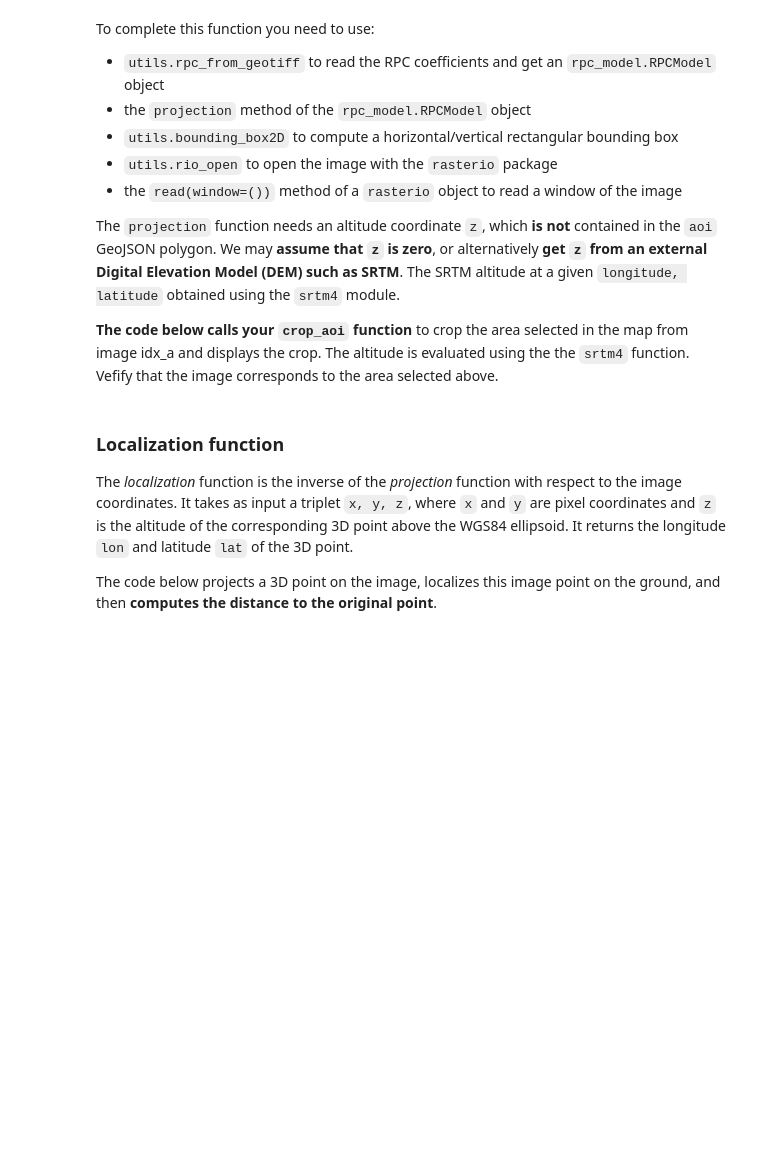
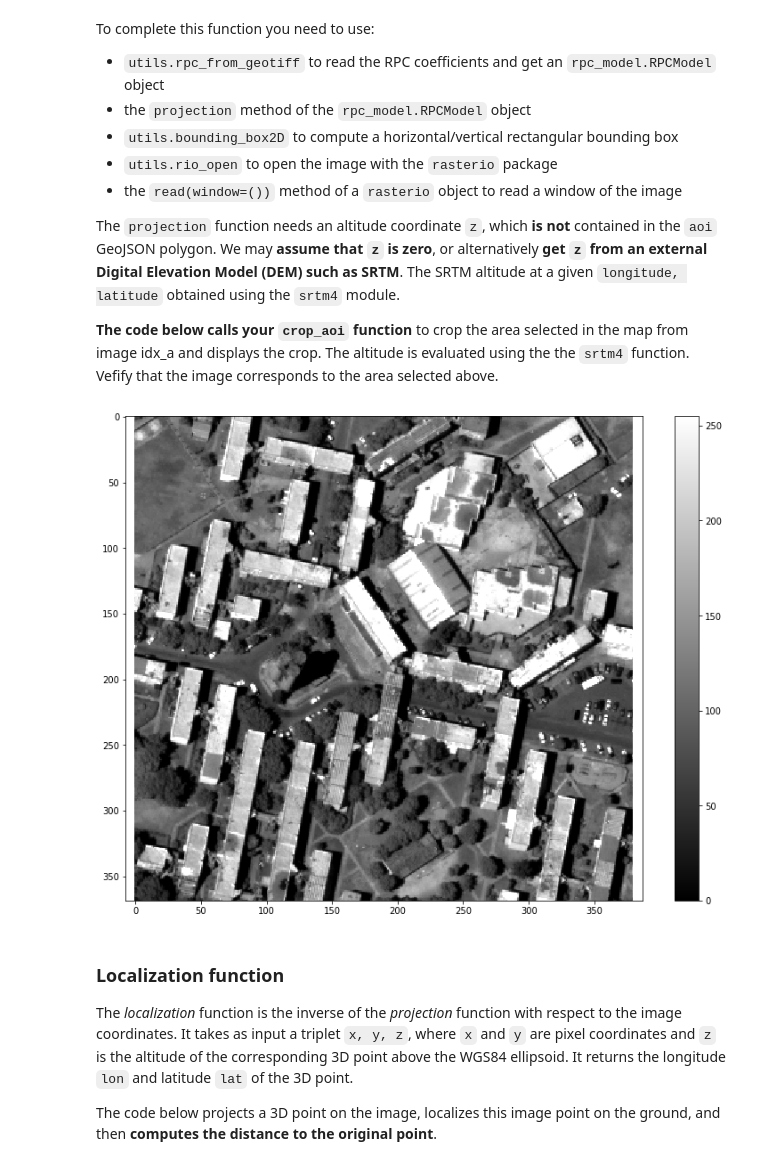
Before and after one commit to centreborelli/sat-bundleadjust, a Jupyter notebook: IS18.ipynb, the cells around one changed output. Cells and saved outputs as stored; diff of their text form; code cells hidden in the pictures; blank space fills up the shorter version.

```diff
--- a/IS18.ipynb
+++ b/IS18.ipynb
@@ -279,34 +304,36 @@ def crop_aoi(geotiff, aoi, z=0):
     # extract the rpc from the geotiff file
     rpc = utils.rpc_from_geotiff(geotiff)
     # put the aoi corners in an array
     Clonlat = np.array(aoi['coordinates'][0])             # 4 coordinates (lon,lat)
 
     # project Clonlat into the image
     # INSERT A LINE FOR COMPUTING THE FOUR x,y IMAGE COORDINATES
     # STARTING FROM THE longitude and latitude in: Clonlat[:,0] Clonlat[:,1]
-    #x, y = rpc.projection(Clonlat[:,0], Clonlat[:,1], z)
+    x, y = rpc.projection(Clonlat[:,0], Clonlat[:,1], z)
 
     # convert the list into array
     pts = np.array([x, y])                          # all coordinates (pixels)
     # compute the bounding box in pixel coordinates
     bbox = utils.bounding_box2D(pts.transpose())
     x0, y0, w, h = np.round(bbox).astype(int)
     # crop the computed bbox from the large GeoTIFF image
     with utils.rio_open(geotiff, 'r') as src:
         crop = src.read(window=((y0, y0 + h), (x0, x0 + w)))
     return crop, x0, y0
 
 
 
 # get the altitude of the center of the AOI
 lon, lat  = aoi_buenos_aires['center']
 z = srtm4.srtm4(lon, lat)
 
 # crop the selected AOI in image number 10
 crop, x, y = crop_aoi(myimages[idx_a], aoi_buenos_aires, z)
 
 # display the crop
 vistools.display_imshow(utils.simple_equalization_8bit(crop))
+# %% [output]
+[figure, added]
 # %% [markdown]
 ### Localization function
 
```
Also changed, not shown: parts of 3 cells of this notebook, 8 other files.
